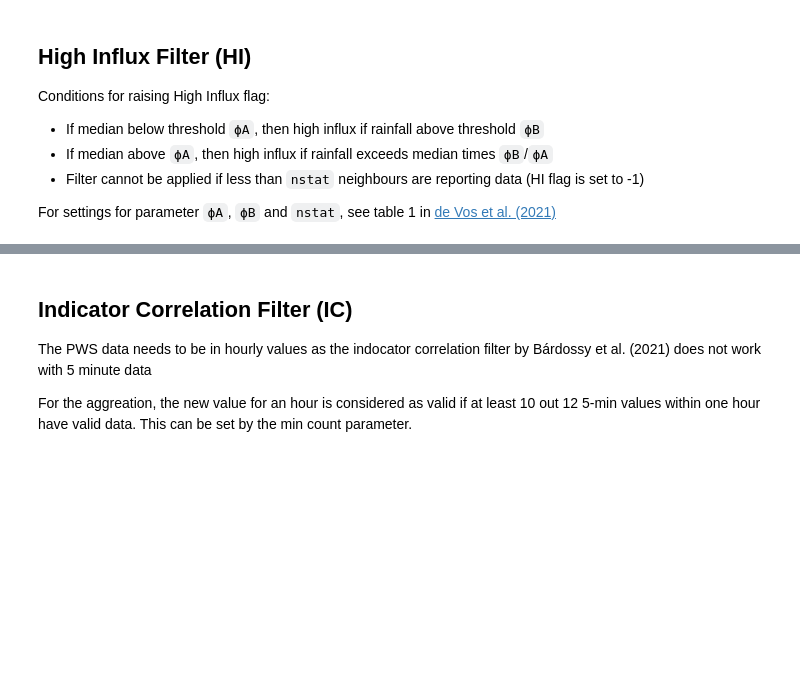
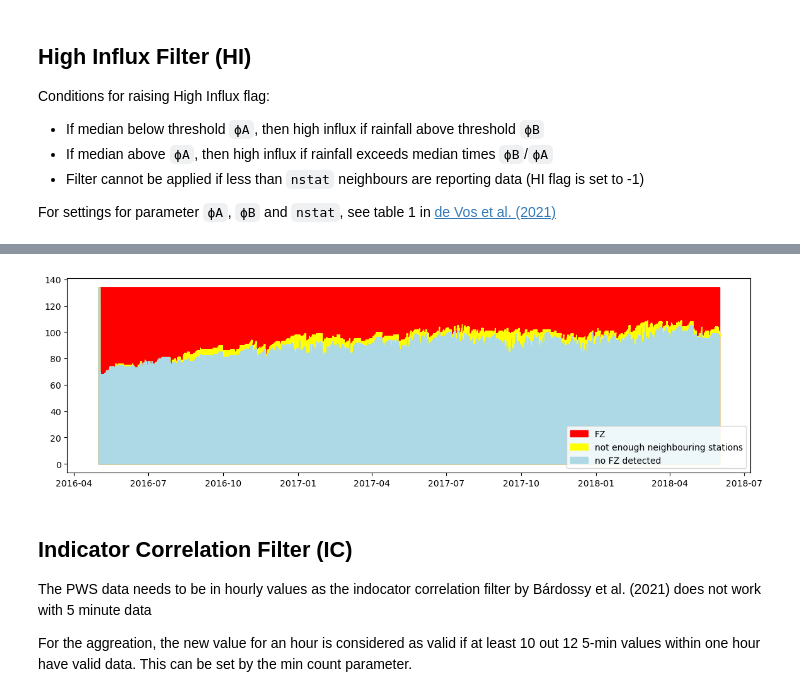
Before and after one commit to OpenSenseAction/PrePEP_short_course_OS, a Jupyter notebook: 3_pws_qc.ipynb, the cells around one changed output, grey strips where cells are left out. Drawn from its saved outputs; the diff is of its cells as text; code cells hidden in the pictures; blank space fills up the shorter version.

```diff
--- a/3_pws_qc.ipynb
+++ b/3_pws_qc.ipynb
@@ -198,3 +196,11 @@ ds_pws.fz_flag.plot();
+# %%
+plt.subplots(figsize=(14,4))
+plt.fill_between(ds_pws.time, (ds_pws.fz_flag==0).sum(dim='id')+(ds_pws.fz_flag==-1).sum(dim='id')+(ds_pws.fz_flag==1).sum(dim='id'), color="red",label='FZ')
+plt.fill_between(ds_pws.time, (ds_pws.fz_flag<=0).sum(dim='id'), color="yellow",label='not enough neighbouring stations')
+plt.fill_between(ds_pws.time, (ds_pws.fz_flag==0).sum(dim='id'), color="lightblue",label='no FZ detected')
+plt.legend(loc='lower right');
+# %% [output]
+[figure, added]
 # %% [markdown]
 ## Indicator Correlation Filter (IC)
 The PWS data needs to be in hourly values as the indocator correlation filter by Bárdossy et al. (2021) does not work with 5 minute data
```
Also changed, not shown: parts of 13 cells of this notebook, 1 other file.
